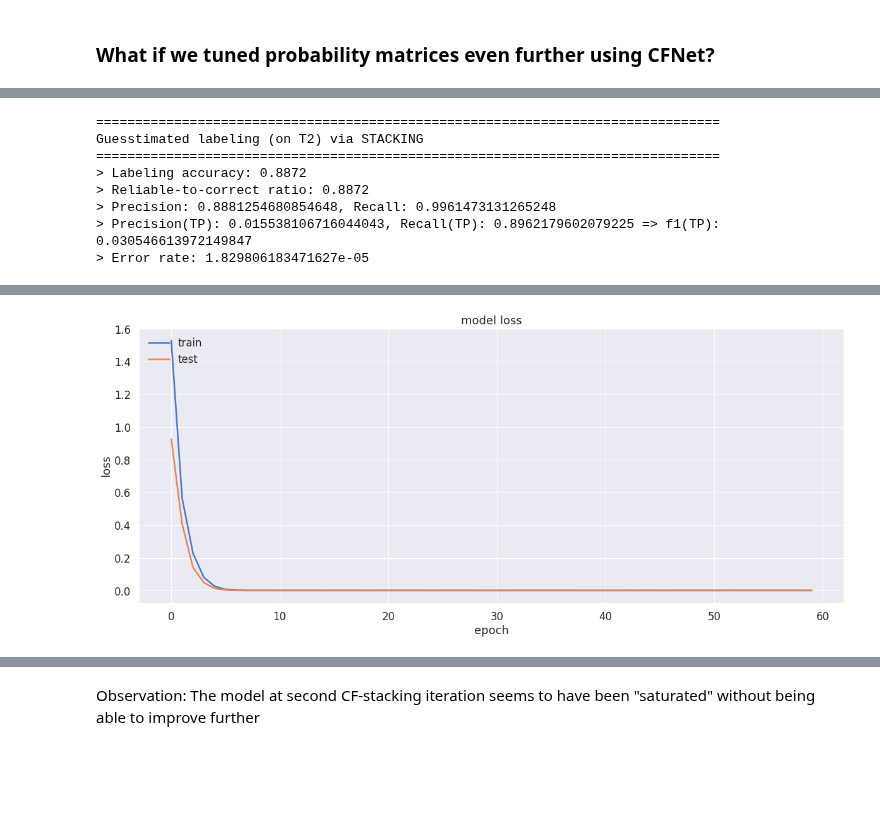
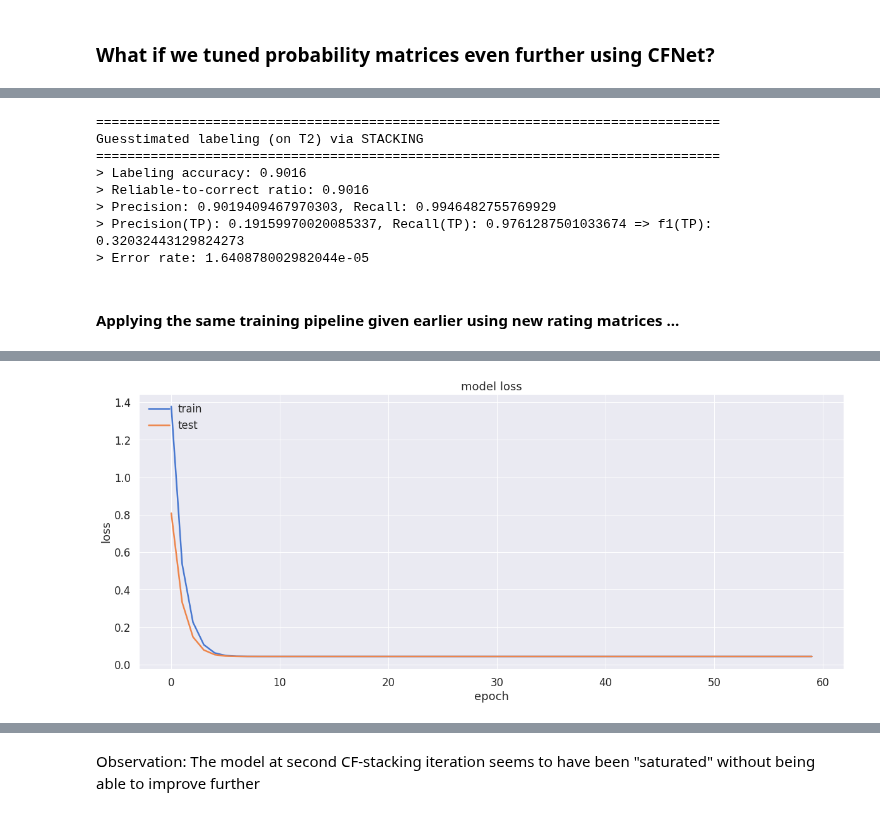
Before and after one commit to pleiadian53/cf_ensemble, a Jupyter notebook: Demo-CF-Stacking-part4.ipynb, the cells around one changed output, grey strips where cells are left out. Saved outputs shown, nothing was run; the diff lists cells and outputs as text; code cells hidden in the pictures; blank space fills up the shorter version.

```diff
--- a/Demo-CF-Stacking-part4.ipynb
+++ b/Demo-CF-Stacking-part4.ipynb
@@ -123,7 +123,7 @@ np.set_printoptions(precision=3, edgeitems=5, suppress=True)
 %matplotlib inline
 import data_pipeline as dp
 
-max_class_ratio=0.99
+max_class_ratio=0.80
 
 # get the dataset
 X0, y0 = dp.generate_imbalanced_data(class_ratio=max_class_ratio, verbose=1)
@@ -360,15 +359,18 @@ lr = 0.001
 batch_size = 64
 epochs = 60 # Note: confidence_weighted_loss converges relatively faster compared to MSE, BCE etc.
 
-loss_fn = cm.confidence_weighted_loss # Options: tf.keras.losses.BinaryCrossentropy(), tf.keras.losses.MeanSquaredError(), ...
+loss_fn = cm.confidence_weighted_loss  # Options: cm.confidence_weighted_loss, cm.c_squared_loss, tf.keras.losses.BinaryCrossentropy(), tf.keras.losses.MeanSquaredError(), ...
 cf_model = cm.get_cfnet_compiled(n_users, n_items, n_factors, loss=loss_fn, lr=lr)
 # cf_model = cm.get_cfnet_approximating_labels(n_users, n_items, n_factors)
+
 target_type = 'generic' # Options: 'generic', 'rating', 'label'
-# Note: If we use MSE, then the model attempts to approximate ratings; if we use BCE, then the model approximates the label
-#       Use `generic` for customized loss function with potentially more complex labeling information
+# Which target type to choose? If we use MSE, then the model attempts to approximate ratings;
+# if we use BCE, then the model approximates the label
+# Use `generic` for customized loss function with potentially more complex labeling information where "y_true" is a matrix
+conf_type = 'Cn' # Options: 'Cn', 'Cw', 'C0', or your customized weights
 
 cf_model = cm.training_pipeline(input_model=(cf_model, loss_fn),
-                                input_data=(R, T, U, L_train, L_test),
+                                input_data=(R, T, U, L_train, ),
                                 lh = lh_stacking, # supply the pre-computed estimated labels for T
 
                                 # Should we combine R and T into a single matrix X? Set to True if so
@@ -385,7 +387,7 @@ cf_model = cm.training_pipeline(input_model=(cf_model, loss_fn),
                                 conf_measure=conf_measure,
                                 policy_threshold=policy_threshold,
 
-                                conf_type='Cn', # default sparse confidence matrix (Cn)
+                                conf_type=conf_type, # default sparse confidence matrix (Cn)
                                 target_type=target_type,
 
                                 fold_number=fold_number)
@@ -447,7 +449,7 @@ Reestimate the entire rating matrix (X) with learned latent factors/embeddings
 # Rh, Th = reestimate(model, X, n_train=n_train)
 # B. Reestimate only unreliable entries (better)
 # Rh, Th = reestimate_unreliable_only(model, X, Pc=Pc, n_train=n_train)
-reestimated = analyzer(L_test, unreliable_only=False)
+reestimated = analyzer(L_test, unreliable_only=True)
 R2, T2 = reestimated['ratings'] #
 p_threshold2 = reestimated['p_threshold2']
 
@@ -489,7 +491,7 @@ X2 = np.hstack((R2, T2))
 from common import f_score
 
 # workflow: p_threshold -> lh -> color matrix
-Pc_stacking2, Lh0 = pmodel.color_matrix(T2, lh2, p_threshold2) # Mc: Color matrix evaluated via estimated labels
+Pc_stacking2, Lh2 = pmodel.color_matrix(T2, lh2, p_threshold2) # Mc: Color matrix evaluated via estimated labels
 Pf_stacking2 = pmodel.to_preference(Pc_stacking2, neutral=0.0)
 # => {TP, TN}-entries are desirable and thus encoded as 1s in `Tpf` whereas {FP, FN}-entries are not desirable and encoded as 0s
 
@@ -500,44 +502,43 @@ print(f"> Labeling accuracy: {acc_stacking}")
 print(f"> Reliable-to-correct ratio: {metrics['p_overlap']}") # Fraction of entries predicted reliable and are actually correct (TPs or TNs)
 print(f"> Precision: {metrics['precision']}, Recall: {metrics['recall']}")
 print(f"> Precision(TP): {metrics['precision_tp']}, Recall(TP): {metrics['recall_tp']} => f1(TP): {f_score(metrics['precision_tp'], metrics['recall_tp'])}")
-# NOTE: Precision(TP) is defined as P(TP|reliable), i.e. probability of being TP given predicted "reliable" (estimate in an average sense)
+# NOTE: Precision(TP) is defined as P(TP|reliable), i.e. probability of being TP given predicted "reliable" (in an average sense)
 print(f"> Error rate: {metrics['p_missed']}") # Probability of predicting reliable but hitting either FPs or FNs
 # %% [output]
 ================================================================================
 Guesstimated labeling (on T2) via STACKING
 ================================================================================
-> Labeling accuracy: 0.8872
-> Reliable-to-correct ratio: 0.8872
-> Precision: 0.8881254680854648, Recall: 0.9961473131265248
-> Precision(TP): 0.015538106716044043, Recall(TP): 0.8962179602079225 => f1(TP): 0.030546613972149847
-> Error rate: 1.829806183471627e-05
+> Labeling accuracy: 0.9016
+> Reliable-to-correct ratio: 0.9016
+> Precision: 0.9019409467970303, Recall: 0.9946482755769929
+> Precision(TP): 0.19159970020085337, Recall(TP): 0.9761287501033674 => f1(TP): 0.32032443129824273
+> Error rate: 1.640878002982044e-05
+# %% [markdown]
+#### Applying the same training pipeline given earlier using new rating matrices ...
 # %%
-n_users, n_items = X2.shape
+n_users, n_items = X.shape
 
-fold_number = 0
-test_size = 0.1
+# Uncomment previously-defined parameters below if needed
+# fold_number = 0
+# test_size = 0.1
 
-policy_threshold = 'fmax'
-conf_measure = 'brier'
-n_factors = 100
-alpha = 100
+# policy_threshold = 'fmax'
+# conf_measure = 'brier'
+# n_factors = 100
+# alpha = 100
 
-lr = 0.001
-batch_size = 64
-# epochs = 200 # keep this the same as before
+# lr = 0.001
+# batch_size = 64
+# epochs = 60 # Note: confidence_weighted_loss converges relatively faster compared to MSE, BCE etc.
 
-# Use the same loss as the previous one
-# loss_fn = tf.keras.losses.MeanSquaredError() # Options: tf.keras.losses.BinaryCrossentropy(), tf.keras.losses.MeanSquaredError(), ...
+# target_type = 'generic' # Options: 'generic', 'rating', 'label'
+# conf_type = 'Cn' # Options: 'Cn', 'Cw', 'C0', or your customized weights
 
-# Use the same model as the previous one but we need to redefine it
+loss_fn = cm.confidence_weighted_loss # Options: cm.confidence_weighted_loss, cm.c_squared_loss, tf.keras.losses.BinaryCrossentropy(), tf.keras.losses.MeanSquaredError(), ...
 cf_model = cm.get_cfnet_compiled(n_users, n_items, n_factors, loss=loss_fn, lr=lr)
-# cf_model = cm.get_cfnet_approximating_labels(n_users, n_items, n_factors)
-
-# Use the same target type
-target_type = 'generic'
 
 cf_model = cm.training_pipeline(input_model=(cf_model, loss_fn),
-                                input_data=(R2, T2, U, L_train, L_test),
+                                input_data=(R2, T2, U, L_train, ),
                                 lh = lh2, # supply the pre-computed estimated labels for T
 
                                 # Should we combine R and T into a single matrix X? Set to True if so
@@ -554,7 +555,7 @@ cf_model = cm.training_pipeline(input_model=(cf_model, loss_fn),
                                 conf_measure=conf_measure,
                                 policy_threshold=policy_threshold,
 
-                                conf_type='Cn', # default sparse confidence matrix (Cn)
+                                conf_type=conf_type, # default sparse confidence matrix (Cn)
                                 target_type=target_type,
 
                                 fold_number=fold_number)
@@ -579,4 +580,4 @@ Epoch 60/60
-[figure, old version]
+[figure, new version]
 # %%
 Pc2, _ = pmodel.color_matrix(X2, L2, p_th=p_threshold2)
 y_colors = pmodel.verify_colors(Pc2)
```
Also changed, not shown: parts of 14 cells of this notebook, 2 other files.
